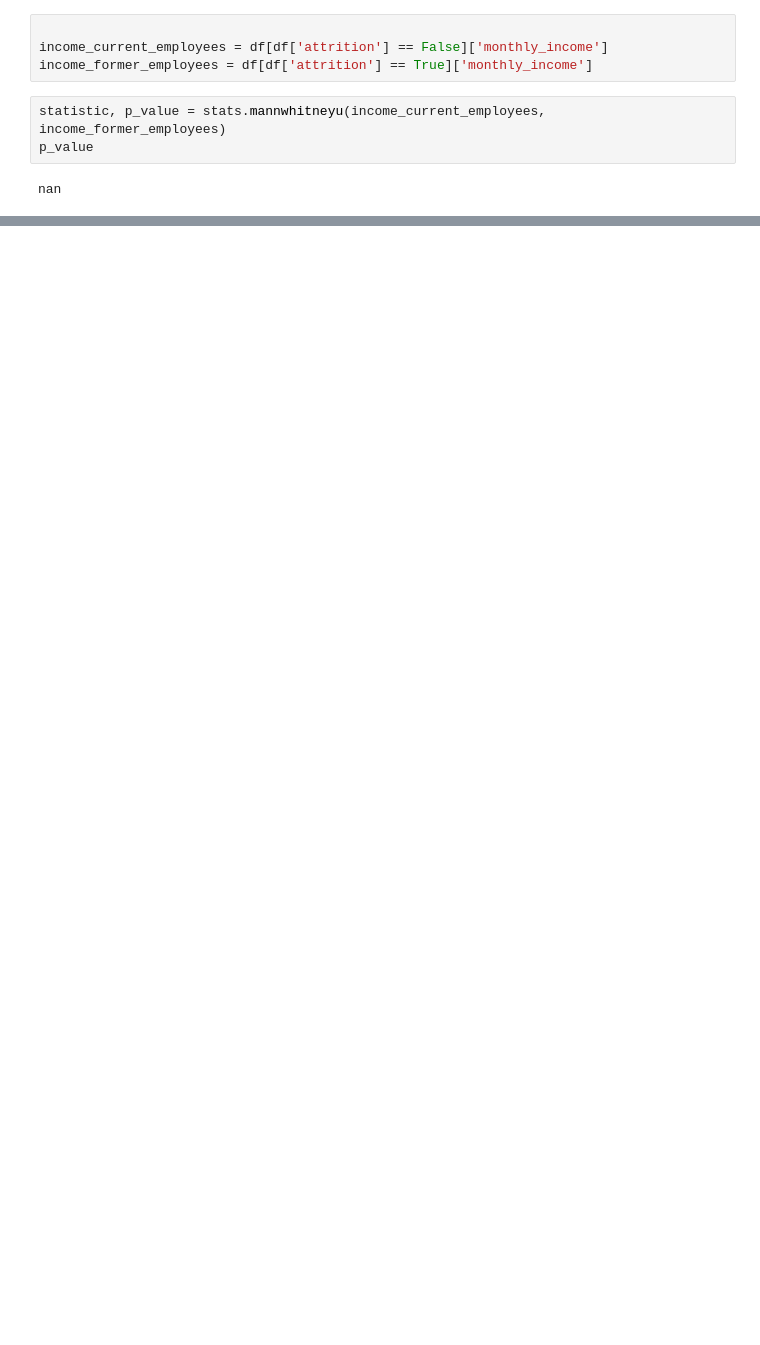
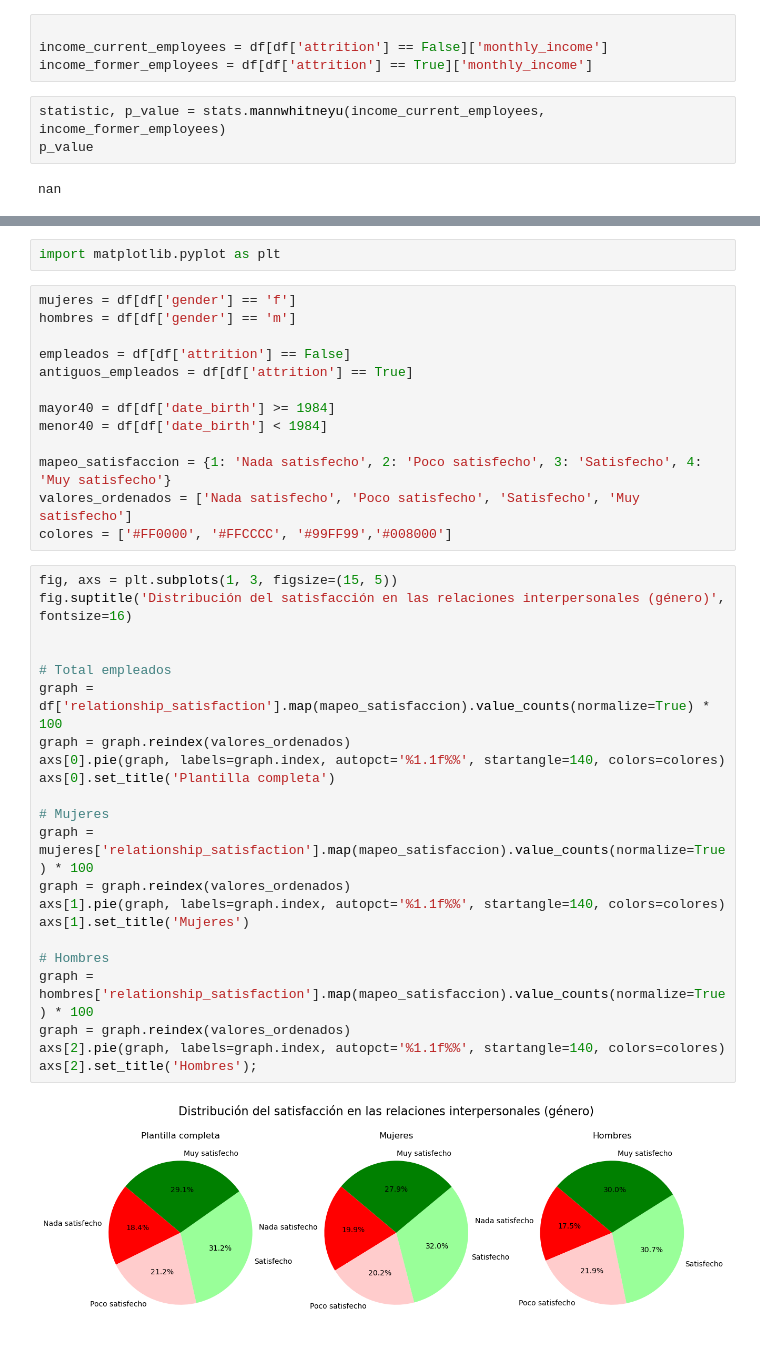
Before and after one commit to icorreald/proyecto-da-promo-G-modulo-3-team-3, a Jupyter notebook: notebooks-trabajo/ines.ipynb, the cells around one changed output, grey strips where cells are left out. Drawn from its saved outputs; the diff is of its cells as text; blank space fills up the shorter version.

Commit message:
analisis satisfaccion

```diff
--- a/notebooks-trabajo/ines.ipynb
+++ b/notebooks-trabajo/ines.ipynb
@@ -311,0 +631,39 @@ nan
+# %%
+import matplotlib.pyplot as plt
+# %%
+mujeres = df[df['gender'] == 'f']
+hombres = df[df['gender'] == 'm']
+
+empleados = df[df['attrition'] == False]
+antiguos_empleados = df[df['attrition'] == True]
+
+mayor40 = df[df['date_birth'] >= 1984]
+menor40 = df[df['date_birth'] < 1984]
+
+mapeo_satisfaccion = {1: 'Nada satisfecho', 2: 'Poco satisfecho', 3: 'Satisfecho', 4: 'Muy satisfecho'}
+valores_ordenados = ['Nada satisfecho', 'Poco satisfecho', 'Satisfecho', 'Muy satisfecho']
+colores = ['#FF0000', '#FFCCCC', '#99FF99','#008000']
+# %%
+fig, axs = plt.subplots(1, 3, figsize=(15, 5))
+fig.suptitle('Distribución del satisfacción en las relaciones interpersonales (género)', fontsize=16)
+
+
+# Total empleados
+graph = df['relationship_satisfaction'].map(mapeo_satisfaccion).value_counts(normalize=True) * 100
+graph = graph.reindex(valores_ordenados)
+axs[0].pie(graph, labels=graph.index, autopct='%1.1f%%', startangle=140, colors=colores)
+axs[0].set_title('Plantilla completa')
+
+# Mujeres
+graph = mujeres['relationship_satisfaction'].map(mapeo_satisfaccion).value_counts(normalize=True) * 100
+graph = graph.reindex(valores_ordenados)
+axs[1].pie(graph, labels=graph.index, autopct='%1.1f%%', startangle=140, colors=colores)
+axs[1].set_title('Mujeres')
+
+# Hombres
+graph = hombres['relationship_satisfaction'].map(mapeo_satisfaccion).value_counts(normalize=True) * 100
+graph = graph.reindex(valores_ordenados)
+axs[2].pie(graph, labels=graph.index, autopct='%1.1f%%', startangle=140, colors=colores)
+axs[2].set_title('Hombres');
+# %% [output]
+[figure, added]
```
Also changed, not shown: parts of 63 cells of this notebook, 7 other files.
